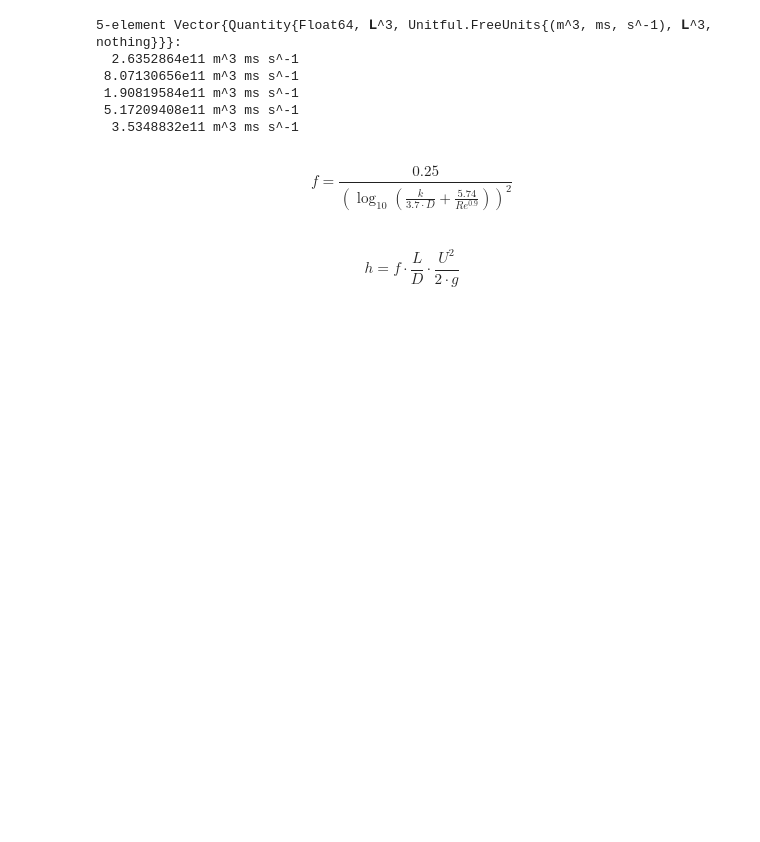
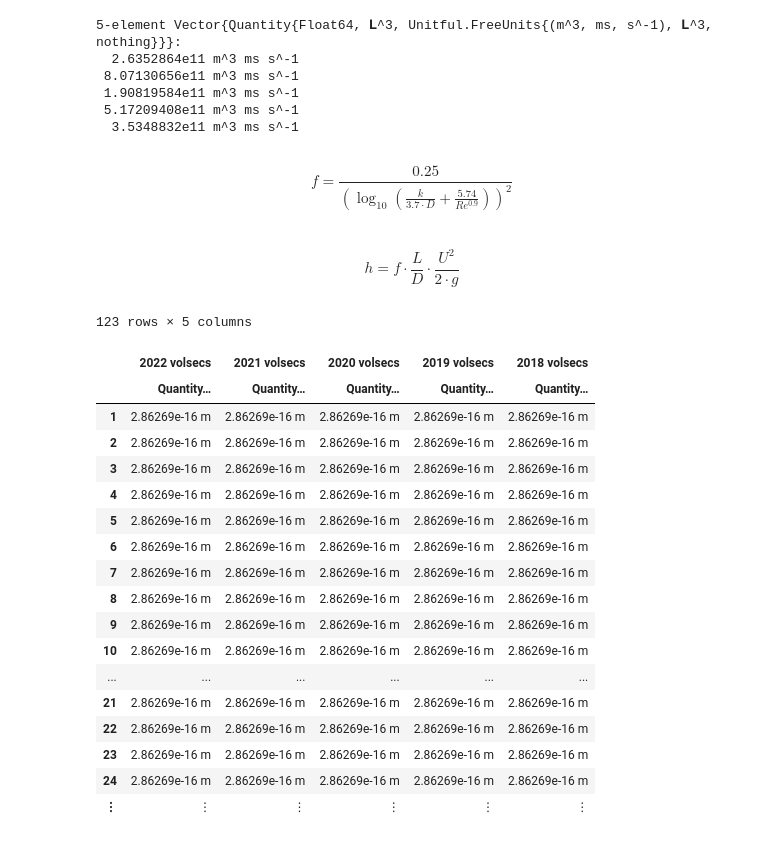
Before and after one commit to AwesomeQuest/ORKAHopverk, a Jupyter notebook: hopverk.ipynb, the cells around one changed output. Saved outputs shown, nothing was run; the diff lists cells and outputs as text; code cells hidden in the pictures; blank space fills up the shorter version.

```diff
--- a/hopverk.ipynb
+++ b/hopverk.ipynb
@@ -140,4 +148,39 @@ latexify(:(h = f * (L/D) * (U^2/2g)), env=:eq)
 \begin{equation}
 h = f \cdot \frac{L}{D} \cdot \frac{U^{2}}{2 \cdot g}
 \end{equation}
+# %%
+Δh = (600-38)u"m"
+k = 0.025u"mm"
+
+r = 13u"m"
+L = 42_500u"m"
+Vp = L*2π*r^2
+F = datas[:,2:2:n] .*(60*60*24)u"s"
+
+A = F ./ Vp .* 2π .* r^2
+function calcthet(A,r)
+	wpfun(x) = abs(x-sin(x)/2 - A/r^2)
+	optimize(wpfun, 0,2π).minimizer
+end
+wp = calcthet.(A,r) .* u"m"
+# %% [output]
+123 rows × 5 columns
+|  | 2022 volsecs | 2021 volsecs | 2020 volsecs | 2019 volsecs | 2018 volsecs |
+|  | Quantity… | Quantity… | Quantity… | Quantity… | Quantity… |
+| 1 | 2.86269e-16 m | 2.86269e-16 m | 2.86269e-16 m | 2.86269e-16 m | 2.86269e-16 m |
+| 2 | 2.86269e-16 m | 2.86269e-16 m | 2.86269e-16 m | 2.86269e-16 m | 2.86269e-16 m |
+| 3 | 2.86269e-16 m | 2.86269e-16 m | 2.86269e-16 m | 2.86269e-16 m | 2.86269e-16 m |
+| 4 | 2.86269e-16 m | 2.86269e-16 m | 2.86269e-16 m | 2.86269e-16 m | 2.86269e-16 m |
+| 5 | 2.86269e-16 m | 2.86269e-16 m | 2.86269e-16 m | 2.86269e-16 m | 2.86269e-16 m |
+| 6 | 2.86269e-16 m | 2.86269e-16 m | 2.86269e-16 m | 2.86269e-16 m | 2.86269e-16 m |
+| 7 | 2.86269e-16 m | 2.86269e-16 m | 2.86269e-16 m | 2.86269e-16 m | 2.86269e-16 m |
+| 8 | 2.86269e-16 m | 2.86269e-16 m | 2.86269e-16 m | 2.86269e-16 m | 2.86269e-16 m |
+| 9 | 2.86269e-16 m | 2.86269e-16 m | 2.86269e-16 m | 2.86269e-16 m | 2.86269e-16 m |
+| 10 | 2.86269e-16 m | 2.86269e-16 m | 2.86269e-16 m | 2.86269e-16 m | 2.86269e-16 m |
+| ... | ... | ... | ... | ... | ... |
+| 21 | 2.86269e-16 m | 2.86269e-16 m | 2.86269e-16 m | 2.86269e-16 m | 2.86269e-16 m |
+| 22 | 2.86269e-16 m | 2.86269e-16 m | 2.86269e-16 m | 2.86269e-16 m | 2.86269e-16 m |
+| 23 | 2.86269e-16 m | 2.86269e-16 m | 2.86269e-16 m | 2.86269e-16 m | 2.86269e-16 m |
+| 24 | 2.86269e-16 m | 2.86269e-16 m | 2.86269e-16 m | 2.86269e-16 m | 2.86269e-16 m |
+| ⋮ | ⋮ | ⋮ | ⋮ | ⋮ | ⋮ |
 # %%
```
Also changed, not shown: parts of 8 cells of this notebook, 1 other file.
